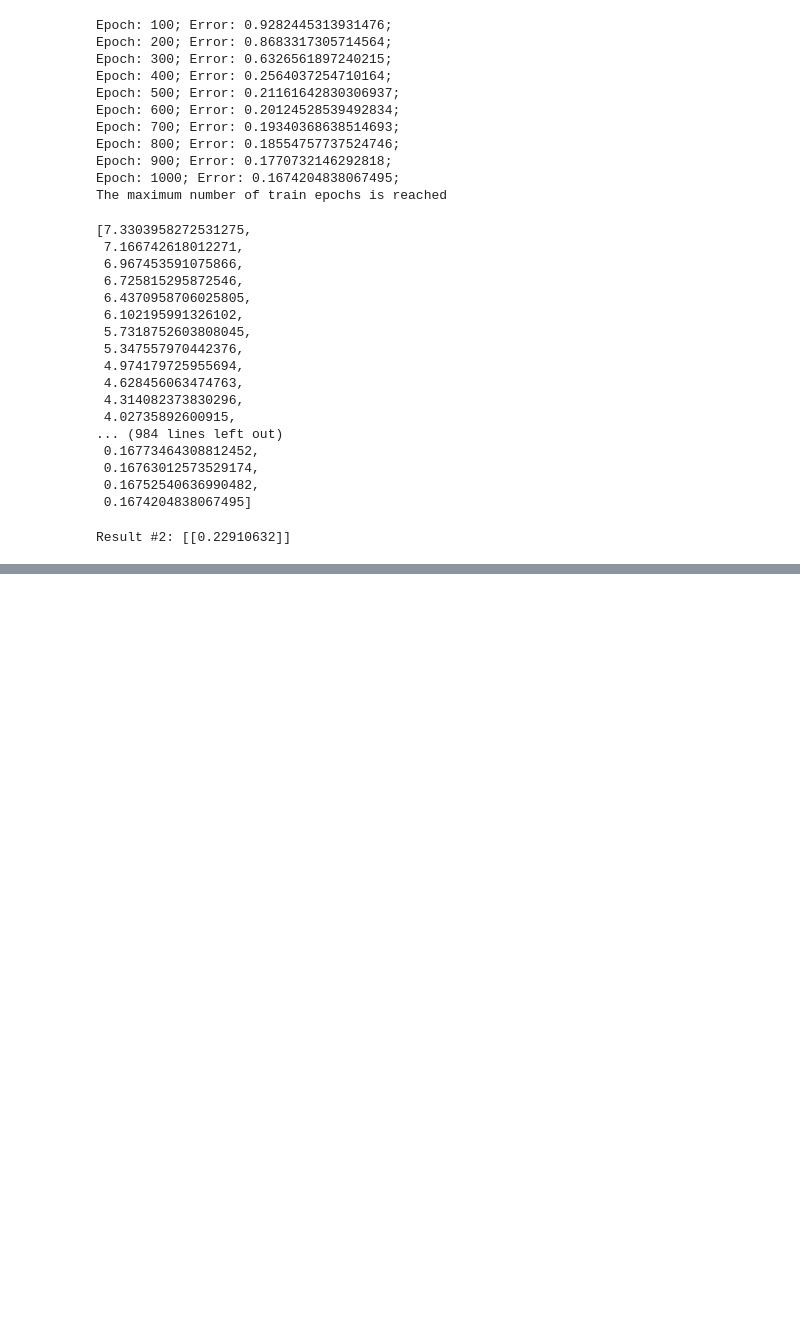
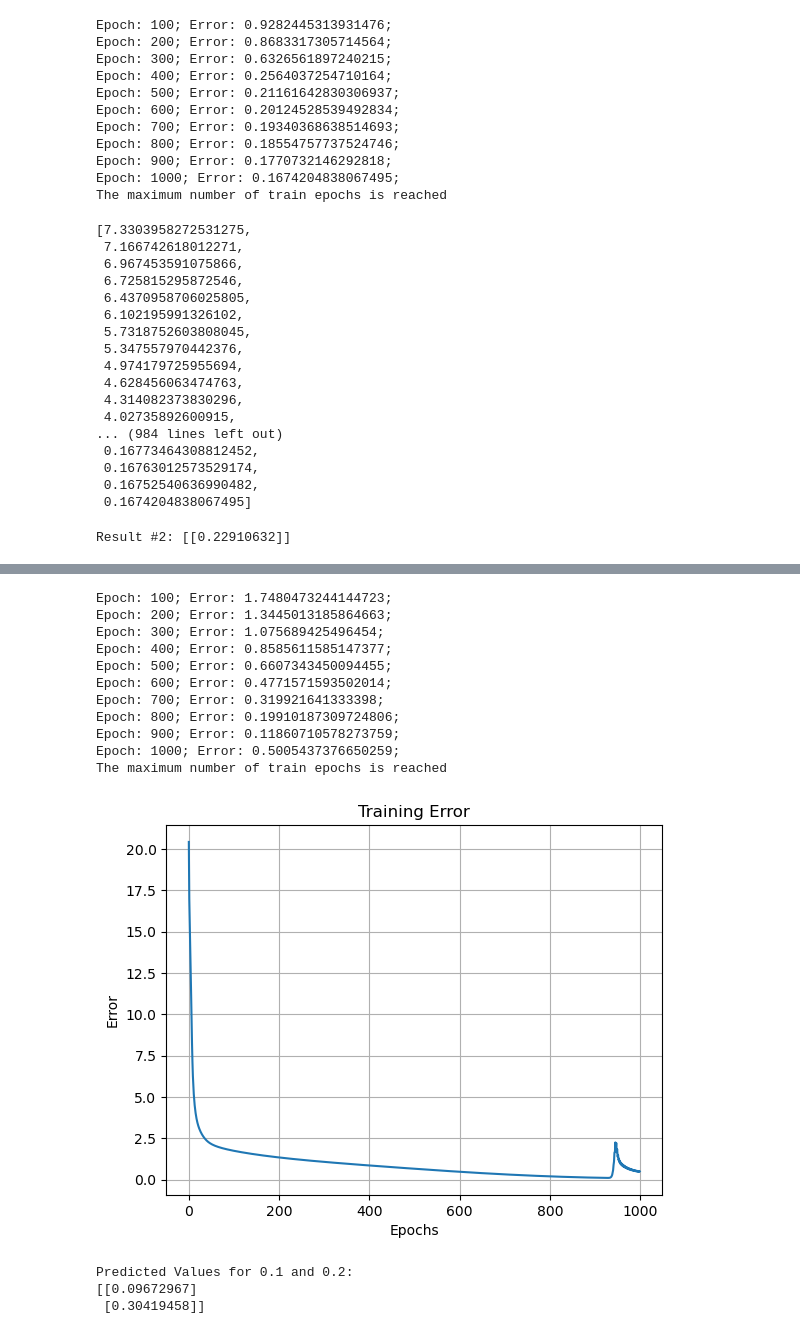
Before and after one commit to AazainKhan/neural-networks, a Jupyter notebook: neuralNetworks_alpha.ipynb, the cells around one changed output, grey strips where cells are left out. Drawn from its saved outputs; the diff is of its cells as text; code cells hidden in the pictures; blank space fills up the shorter version.

```diff
--- a/neuralNetworks_alpha.ipynb
+++ b/neuralNetworks_alpha.ipynb
@@ -103,0 +135,55 @@ Result #2: [[0.22910632]]
+# %%
+import numpy as np
+import neurolab as nl
+import matplotlib.pyplot as plt
+
+# Step 1: Generate 100 samples
+np.random.seed(1)
+input_alpha3 = np.random.uniform(low=-0.6, high=0.6, size=(100, 2))
+output_alpha3 = np.sum(input_alpha3, axis=1).reshape(-1, 1)
+
+# Step 2: Create a two-layer feedforward network
+net = nl.net.newff([[min(input_alpha3[:, 0]), max(input_alpha3[:, 0])],
+                     [min(input_alpha3[:, 1]), max(input_alpha3[:, 1])]],
+                    [5, 3, 1])
+
+# Set the parameters
+net.trainf = nl.train.train_gd  # Gradient descent backpropagation
+epochs = 1000
+show = 100
+goal = 0.00001
+
+# Step 4: Train the network
+error = net.train(input_alpha3, output_alpha3, epochs=epochs, show=show, goal=goal)
+
+# Step 5: Plot the error during training
+plt.plot(error)
+plt.xlabel('Epochs')
+plt.ylabel('Error')
+plt.title('Training Error')
+plt.grid()
+plt.show()
+
+# Step 6: Test the network with values 0.1 and 0.2
+test_values = np.array([[0.1, 0.1], [0.2, 0.2]])
+predicted_values = net.sim(test_values)
+
+# Display the predicted values
+print("Predicted Values for 0.1 and 0.2:")
+print(predicted_values)
+# %% [output]
+Epoch: 100; Error: 1.7480473244144723;
+Epoch: 200; Error: 1.3445013185864663;
+Epoch: 300; Error: 1.075689425496454;
+Epoch: 400; Error: 0.8585611585147377;
+Epoch: 500; Error: 0.6607343450094455;
+Epoch: 600; Error: 0.4771571593502014;
+Epoch: 700; Error: 0.319921641333398;
+Epoch: 800; Error: 0.19910187309724806;
+Epoch: 900; Error: 0.11860710578273759;
+Epoch: 1000; Error: 0.5005437376650259;
+The maximum number of train epochs is reached
+[figure, added]
+Predicted Values for 0.1 and 0.2:
+[[0.09672967]
+ [0.30419458]]
```
Also changed, not shown: parts of 1 cell of this notebook.
